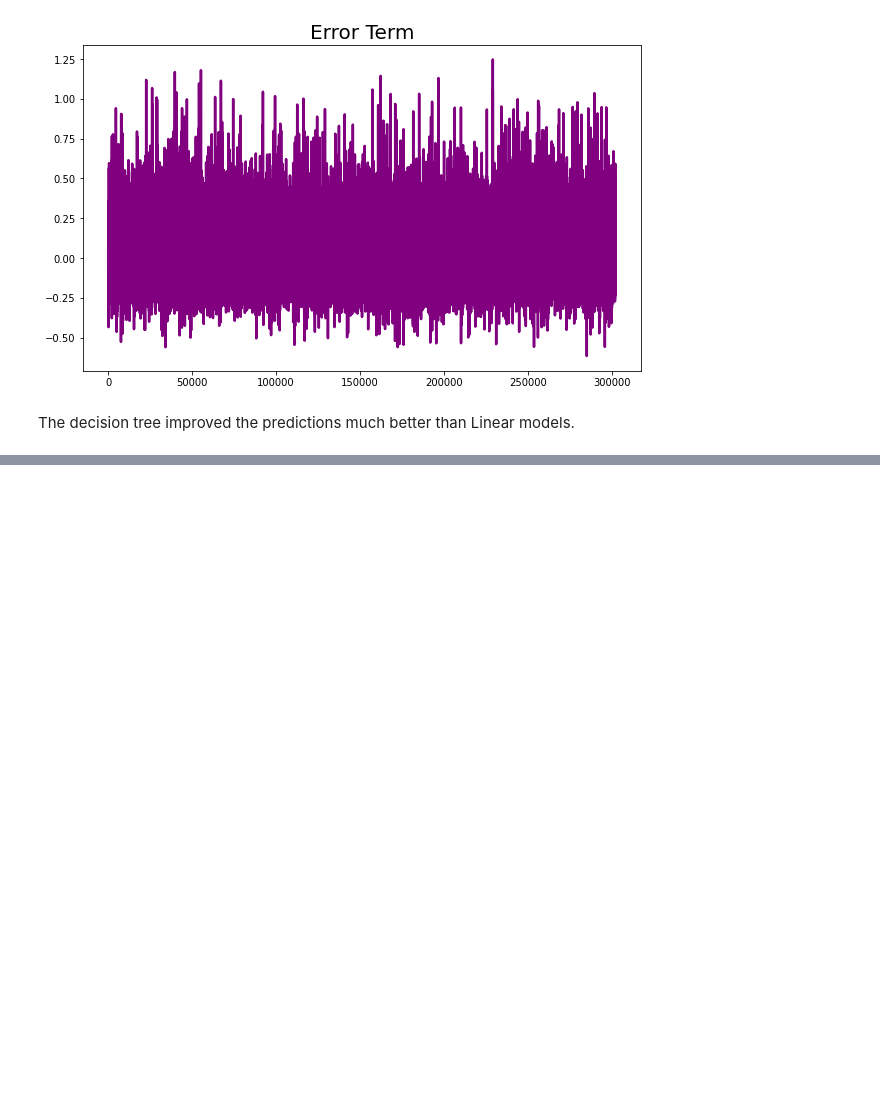
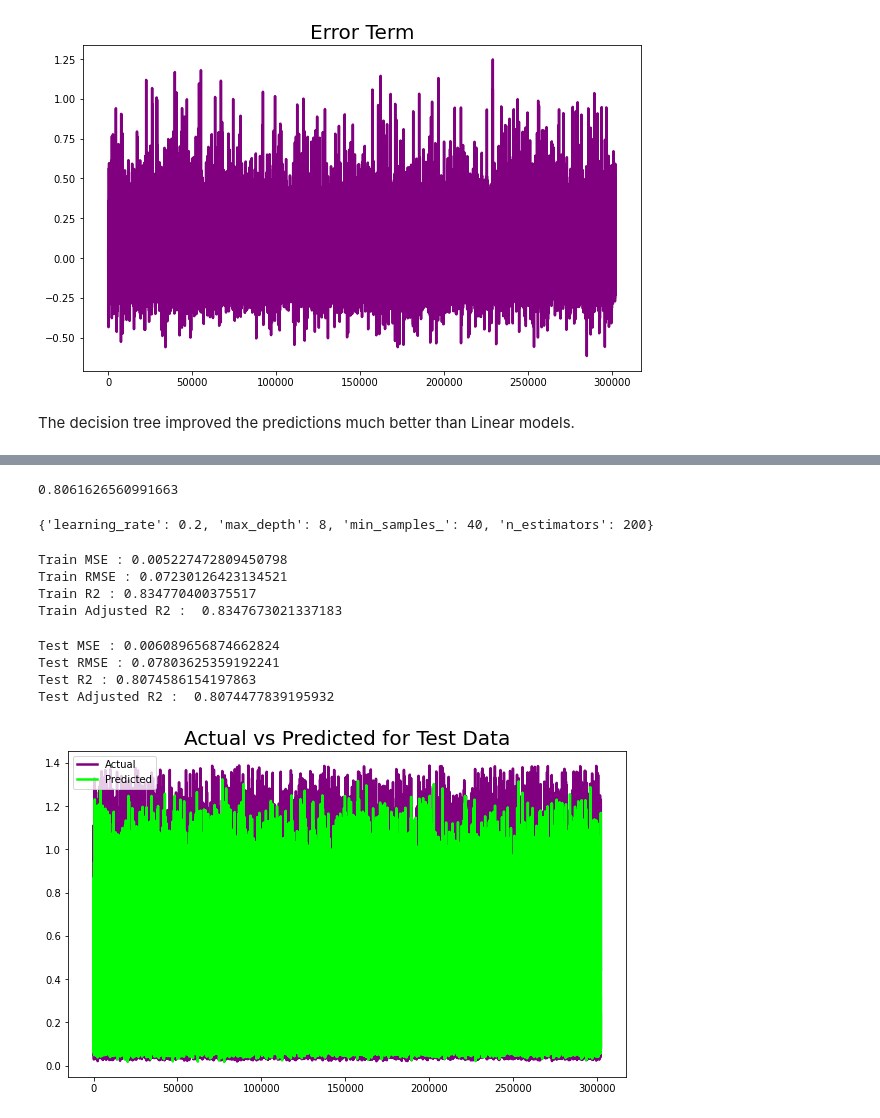
Before and after one commit to PUNEETSUBHANJI/NYC_Taxi_Trip_Time_prediction, a Jupyter notebook: NYC_Taxi_Trip_Time_prediction.ipynb, the cells around one changed output, grey strips where cells are left out. Saved outputs shown, nothing was run; the diff lists cells and outputs as text; code cells hidden in the pictures; blank space fills up the shorter version.

```diff
--- a/NYC_Taxi_Trip_Time_prediction.ipynb
+++ b/NYC_Taxi_Trip_Time_prediction.ipynb
@@ -1113,0 +1240,12 @@ The decision tree improved the predictions much better than Linear models.
+# %%
+# Importing XGbooster
+import xgboost as xgb
+xgb_model = xgb.XGBRegressor()
+
+# Grid Search
+xgb_grid = GridSearchCV(estimator = xgb_model,
+                        param_grid = cache,
+                        cv = 3, verbose = 1,
+                        scoring='r2')
+
+xgb_grid.fit(X_train, y_train)
@@ -1113,0 +1262,60 @@ The decision tree improved the predictions much better than Linear models.
+# %%
+xgb_grid.best_score_
+# %% [output]
+0.8061626560991663
+# %%
+xgb_grid.best_params_
+# %% [output]
+{'learning_rate': 0.2, 'max_depth': 8, 'min_samples_': 40, 'n_estimators': 200}
+# %%
+# Making predictions
+y_pred_xgb_train = xgb_grid.predict(X_train)
+y_pred_xgb_test = xgb_grid.predict(X_test)
+# %%
+from sklearn.metrics import r2_score
+# Training metrics
+xgb_trn_mse  = mean_squared_error(y_train, y_pred_xgb_train)
+print("Train MSE :" , xgb_trn_mse)
+
+xgb_trn_rmse = np.sqrt(xgb_trn_mse)
+print("Train RMSE :" ,xgb_trn_rmse)
+
+xgb_trn_r2 = r2_score(y_train, y_pred_xgb_train)
+print("Train R2 :" ,xgb_trn_r2)
+
+xgb_trn_r2_= 1-(1-r2_score((y_train), (y_pred_xgb_train)))*((X_train.shape[0]-1)/(X_train.shape[0]-X_train.shape[1]-1))
+print("Train Adjusted R2 : ", xgb_trn_r2_)
+# %% [output]
+Train MSE : 0.005227472809450798
+Train RMSE : 0.07230126423134521
+Train R2 : 0.834770400375517
+Train Adjusted R2 :  0.8347673021337183
+# %%
+# Testing metrics
+xgb_tst_mse  = mean_squared_error(y_test, y_pred_xgb_test)
+print("Test MSE :" , xgb_tst_mse)
+
+xgb_tst_rmse = np.sqrt(xgb_tst_mse)
+print("Test RMSE :" ,xgb_tst_rmse)
+
+xgb_tst_r2 = r2_score(y_test, y_pred_xgb_test)
+print("Test R2 :" ,xgb_tst_r2)
+
+xgb_tst_r2_= 1-(1-r2_score((y_test), (y_pred_xgb_test)))*((X_test.shape[0]-1)/(X_test.shape[0]-X_test.shape[1]-1))
+print("Test Adjusted R2 : ", xgb_tst_r2_)
+# %% [output]
+Test MSE : 0.006089656874662824
+Test RMSE : 0.07803625359192241
+Test R2 : 0.8074586154197863
+Test Adjusted R2 :  0.8074477839195932
+# %%
+# Actual vs Prediction
+plt.figure(figsize= (10,6))
+c= [i for i in range(0, len(y_test))]
+plt.plot(c, y_test, color='purple', linewidth=2.5, linestyle='-')
+plt.plot(c, y_pred_xgb_test, color='lime', linewidth=2.5, linestyle='-')
+plt.title('Actual vs Predicted for Test Data', fontsize=20)
+plt.legend(["Actual", "Predicted"])
+plt.show()
+# %% [output]
+[figure, added]
```
Also changed, not shown: parts of 35 cells of this notebook.
